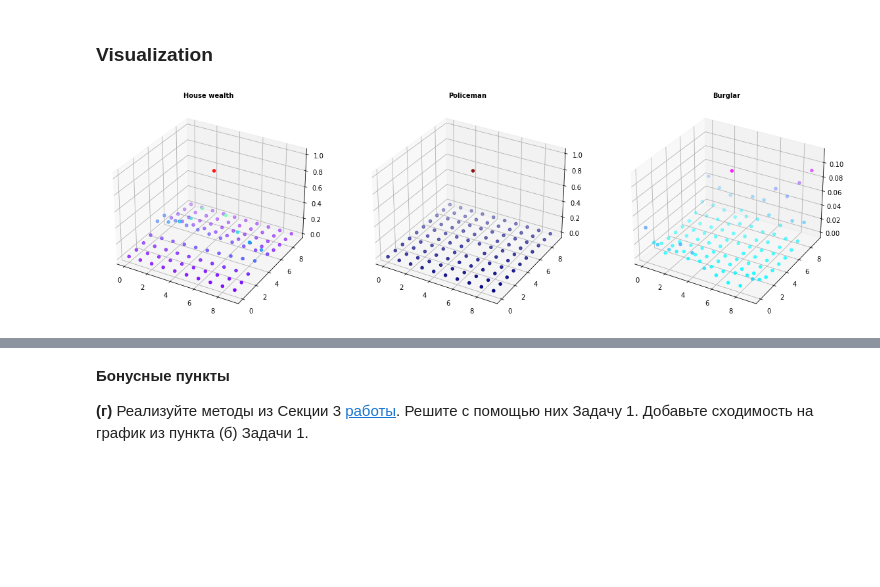
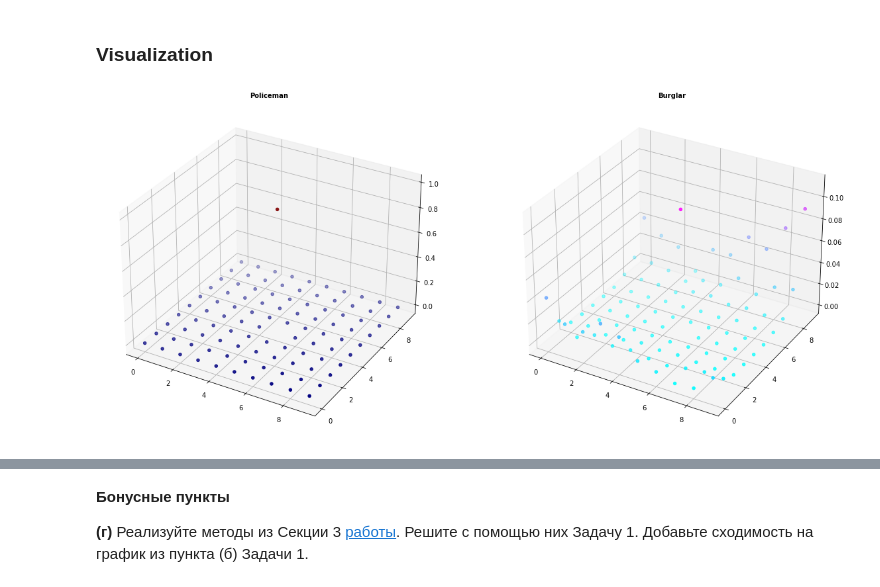
Before and after one commit to k2a07/MIPT-homeworks, a Jupyter notebook: Acharya_Kirill_Optimization_HW_8.ipynb, the cells around one changed output, grey strips where cells are left out. Drawn from its saved outputs; the diff is of its cells as text; code cells hidden in the pictures; blank space fills up the shorter version.

```diff
--- a/Acharya_Kirill_Optimization_HW_8.ipynb
+++ b/Acharya_Kirill_Optimization_HW_8.ipynb
@@ -420,22 +414,20 @@ opt.plot_graphs(x, y, x_label = "Gradient Calls", lines_labels = labels, title =
 # %%
 import matplotlib.pyplot as plt
 from matplotlib import cm
 
 x_sol, y_sol = smp_best_solution
 
 X, Y = np.meshgrid(range(args['n']), range(args['n']))
 X, Y = X.ravel(), Y.ravel()
 
-fig, ax = plt.subplots(1, 3, subplot_kw={"projection": "3d"}, figsize = (20, 30))
+fig, ax = plt.subplots(1, 2, subplot_kw={"projection": "3d"}, figsize = (20, 30))
 
 #plot
-ax[0].scatter(X, Y, w_arr, c=w_arr, cmap=cm.rainbow)
-ax[0].set_title(f"House wealth", fontsize = 10, fontweight='bold')
-ax[1].scatter(X, Y, x_sol, c=x_sol, cmap=cm.jet)
-ax[1].set_title(f"Policeman", fontsize = 10, fontweight='bold')
-ax[2].scatter(X, Y, y_sol, c=y_sol, cmap=cm.cool)
-ax[2].set_title(f"Burglar", fontsize = 10, fontweight='bold')
+ax[0].scatter(X, Y, x_sol, c=x_sol, cmap=cm.jet)
+ax[0].set_title(f"Policeman", fontsize = 10, fontweight='bold')
+ax[1].scatter(X, Y, y_sol, c=y_sol, cmap=cm.cool)
+ax[1].set_title(f"Burglar", fontsize = 10, fontweight='bold')
 
 plt.show()
 # %% [output]
-[figure, old version]
+[figure, new version]
```
Also changed, not shown: parts of 2 cells of this notebook.
